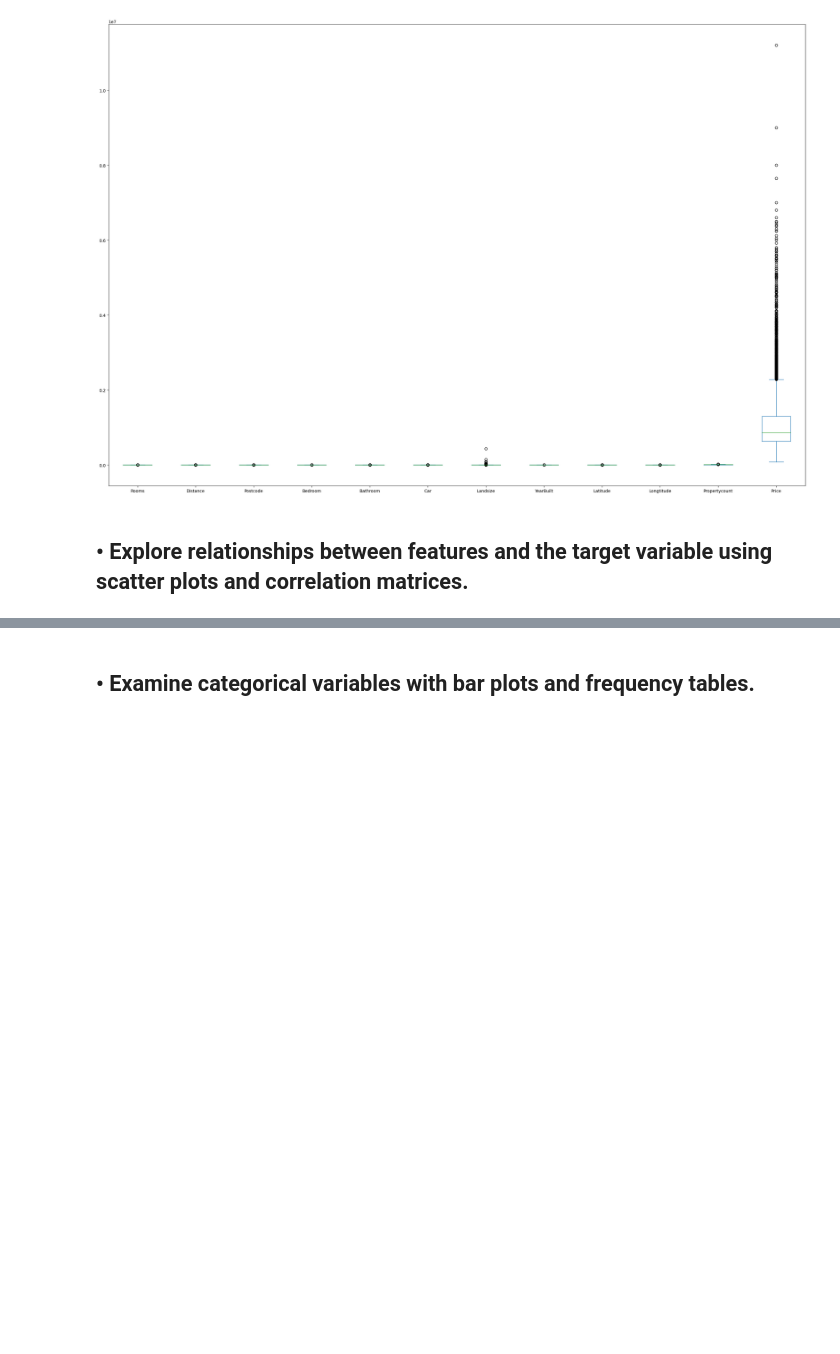
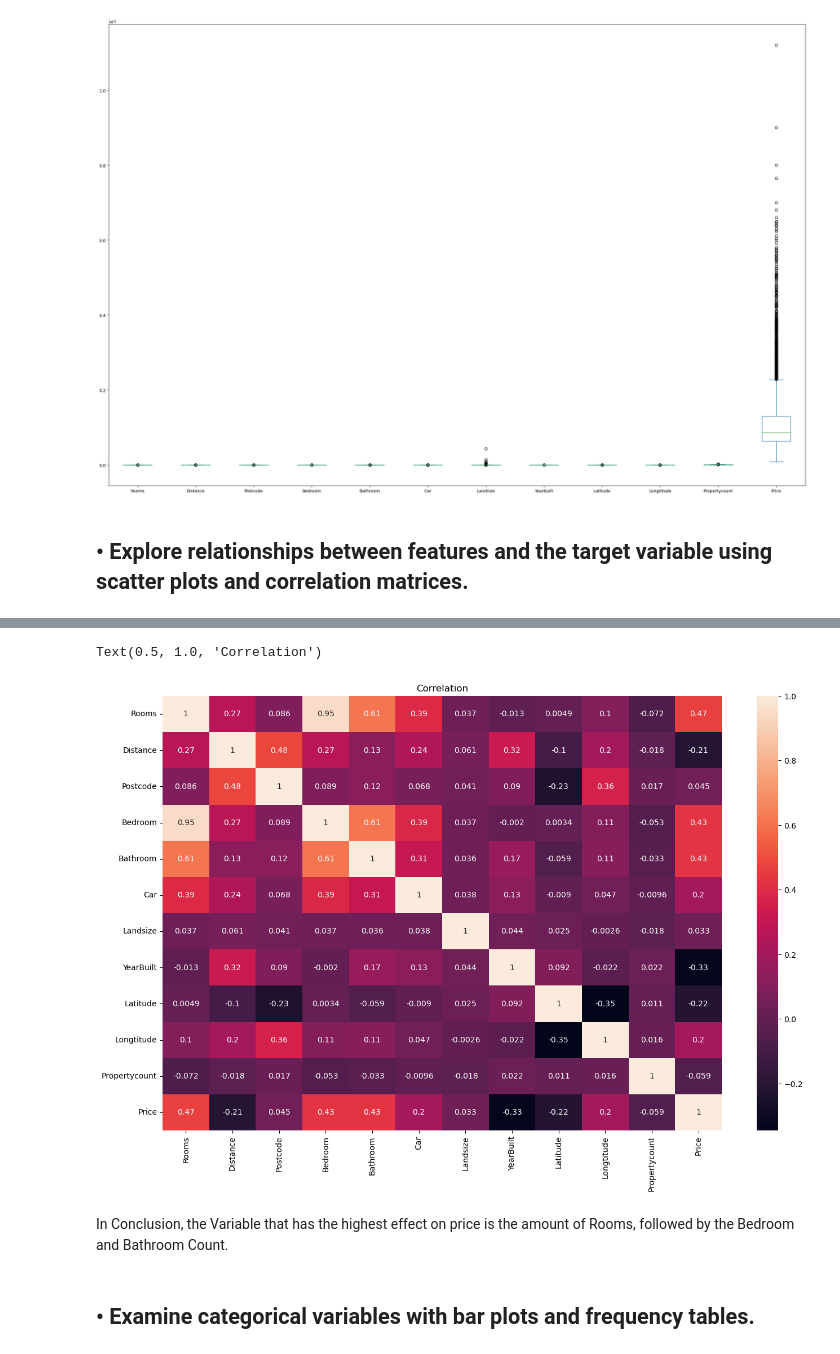
Before and after one commit to AlexAmI123/4th-year, a Jupyter notebook: CS401/Assignment1/Assignment1.ipynb, the cells around one changed output, grey strips where cells are left out. Cells and saved outputs as stored; diff of their text form; code cells hidden in the pictures; blank space fills up the shorter version.

```diff
--- a/CS401/Assignment1/Assignment1.ipynb
+++ b/CS401/Assignment1/Assignment1.ipynb
@@ -139,3 +122,15 @@ ValueError: could not convert string to float: 'Abbotsford'
+# %%
+variables = ['Suburb', 'Date', 'Address', 'Type', 'Method', 'SellerG', 'BuildingArea', 'CouncilArea', 'Regionname', 'ParkingArea']
+for var in variables:
+    data[var] = data[var].astype('category')
+plt.figure(figsize=(16, 10) )
+sns.heatmap(data.select_dtypes(exclude=['category']).corr(), annot=True)
+plt.title('Correlation')
+# %% [output]
+Text(0.5, 1.0, 'Correlation')
+[figure, added]
+# %% [markdown]
+In Conclusion, the Variable that has the highest effect on price is the amount of Rooms, followed by the Bedroom and Bathroom Count.
 # %% [markdown]
 ## • Examine categorical variables with bar plots and frequency tables.
 # %%
```
Also changed, not shown: parts of 4 cells of this notebook.
